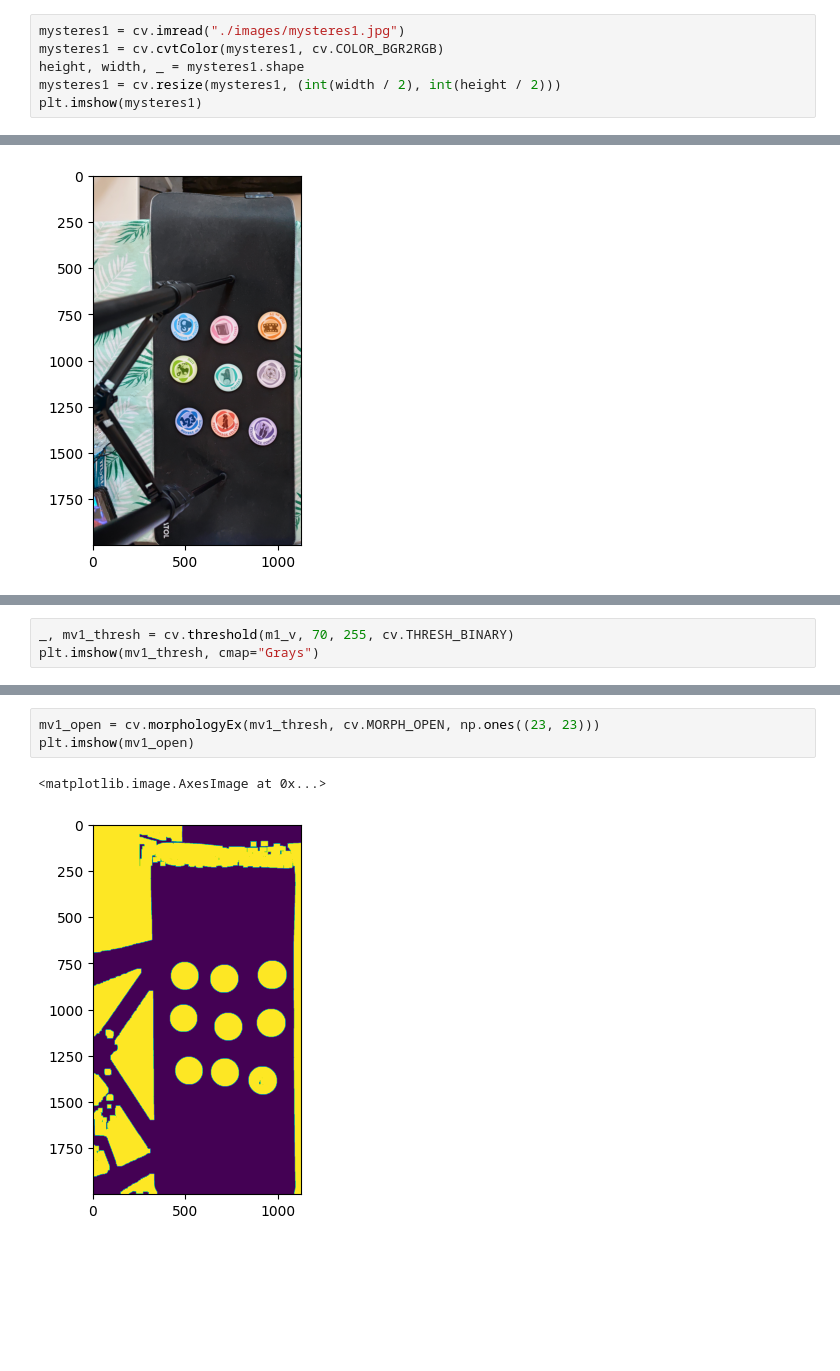
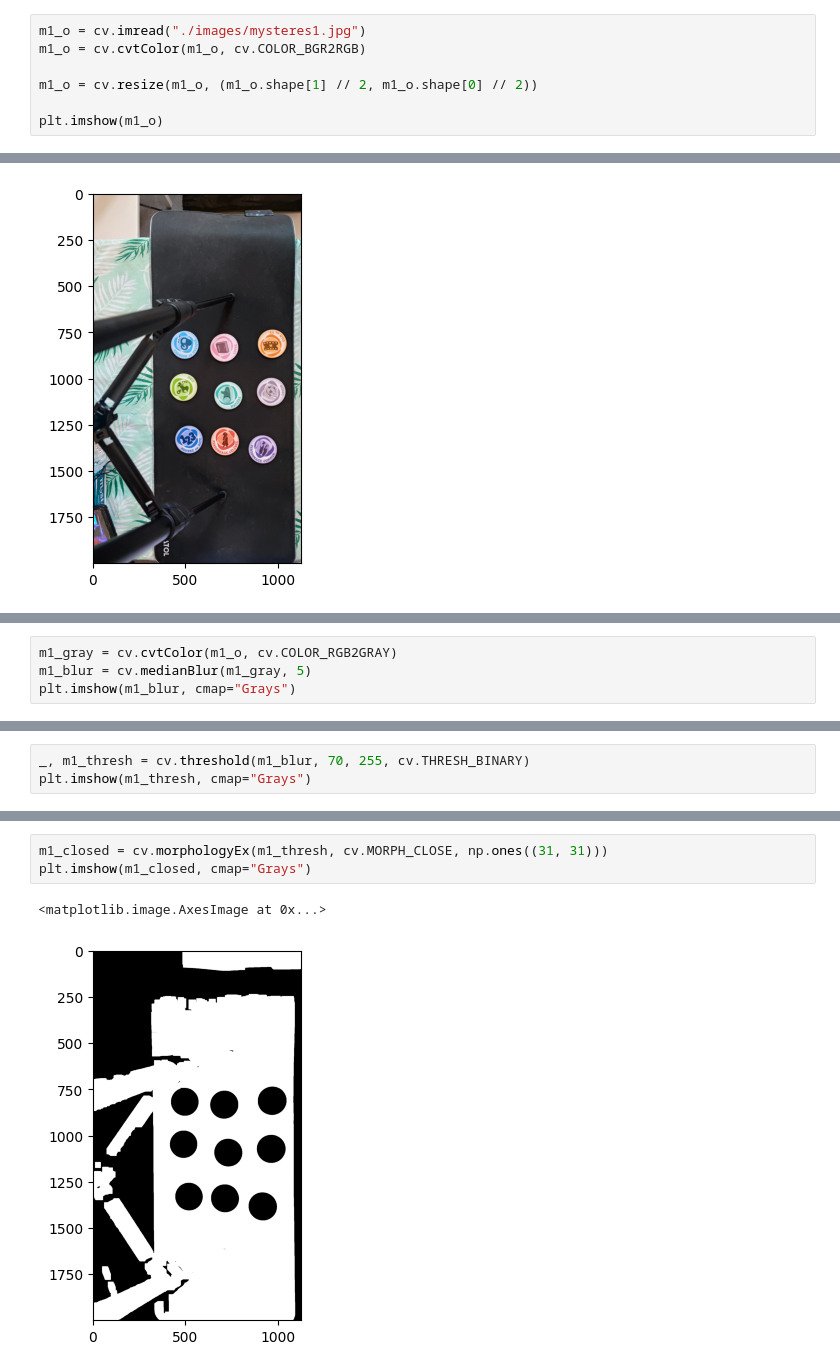
Before and after one commit to Florent-Git/mysteres-vision, a Jupyter notebook: floshie.ipynb, the cells around one changed output, grey strips where cells are left out. Cells and saved outputs as stored; diff of their text form; blank space fills up the shorter version.

```diff
--- a/floshie.ipynb
+++ b/floshie.ipynb
@@ -6,11 +7,12 @@ from matplotlib import pyplot as plt
 - Est-ce que ça doit être jouable partout ?
 - Est-ce que un tapis de jeu est envisageable (avec des marqueurs etc)
 # %%
-mysteres1 = cv.imread("./images/mysteres1.jpg")
-mysteres1 = cv.cvtColor(mysteres1, cv.COLOR_BGR2RGB)
-height, width, _ = mysteres1.shape
-mysteres1 = cv.resize(mysteres1, (int(width / 2), int(height / 2)))
-plt.imshow(mysteres1)
+m1_o = cv.imread("./images/mysteres1.jpg")
+m1_o = cv.cvtColor(m1_o, cv.COLOR_BGR2RGB)
+
+m1_o = cv.resize(m1_o, (m1_o.shape[1] // 2, m1_o.shape[0] // 2))
+
+plt.imshow(m1_o)
 # %% [output]
 <matplotlib.image.AxesImage at 0x...>
 [figure]
@@ -34,0 +19,4 @@ plt.imshow(m1_v)
+# %%
+m1_gray = cv.cvtColor(m1_o, cv.COLOR_RGB2GRAY)
+m1_blur = cv.medianBlur(m1_gray, 5)
+plt.imshow(m1_blur, cmap="Grays")
@@ -35,5 +26,5 @@ plt.imshow(m1_v)
 # %%
-_, mv1_thresh = cv.threshold(m1_v, 70, 255, cv.THRESH_BINARY)
-plt.imshow(mv1_thresh, cmap="Grays")
+_, m1_thresh = cv.threshold(m1_blur, 70, 255, cv.THRESH_BINARY)
+plt.imshow(m1_thresh, cmap="Grays")
 # %% [output]
 <matplotlib.image.AxesImage at 0x...>
@@ -41,6 +32,6 @@ plt.imshow(mv1_thresh, cmap="Grays")
 # %%
-mv1_open = cv.morphologyEx(mv1_thresh, cv.MORPH_OPEN, np.ones((23, 23)))
-plt.imshow(mv1_open)
+m1_closed = cv.morphologyEx(m1_thresh, cv.MORPH_CLOSE, np.ones((31, 31)))
+plt.imshow(m1_closed, cmap="Grays")
 # %% [output]
 <matplotlib.image.AxesImage at 0x...>
-[figure, old version]
+[figure, new version]
```
Also changed, not shown: parts of 12 cells of this notebook.
